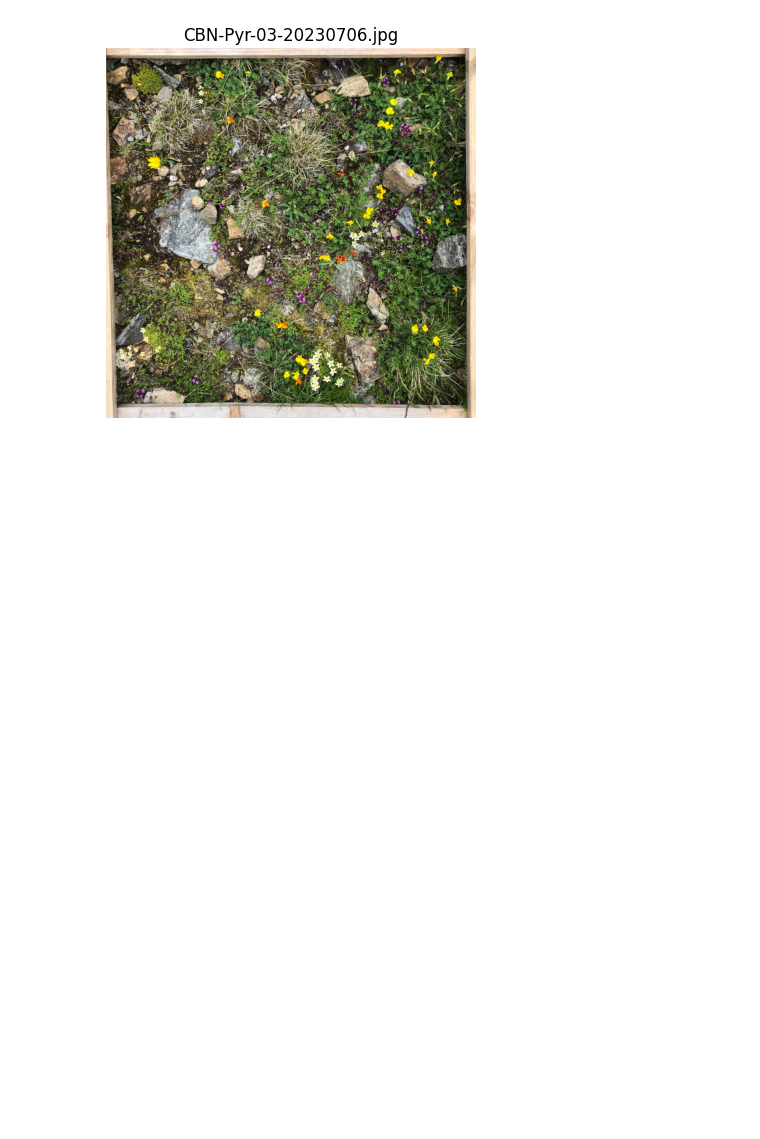
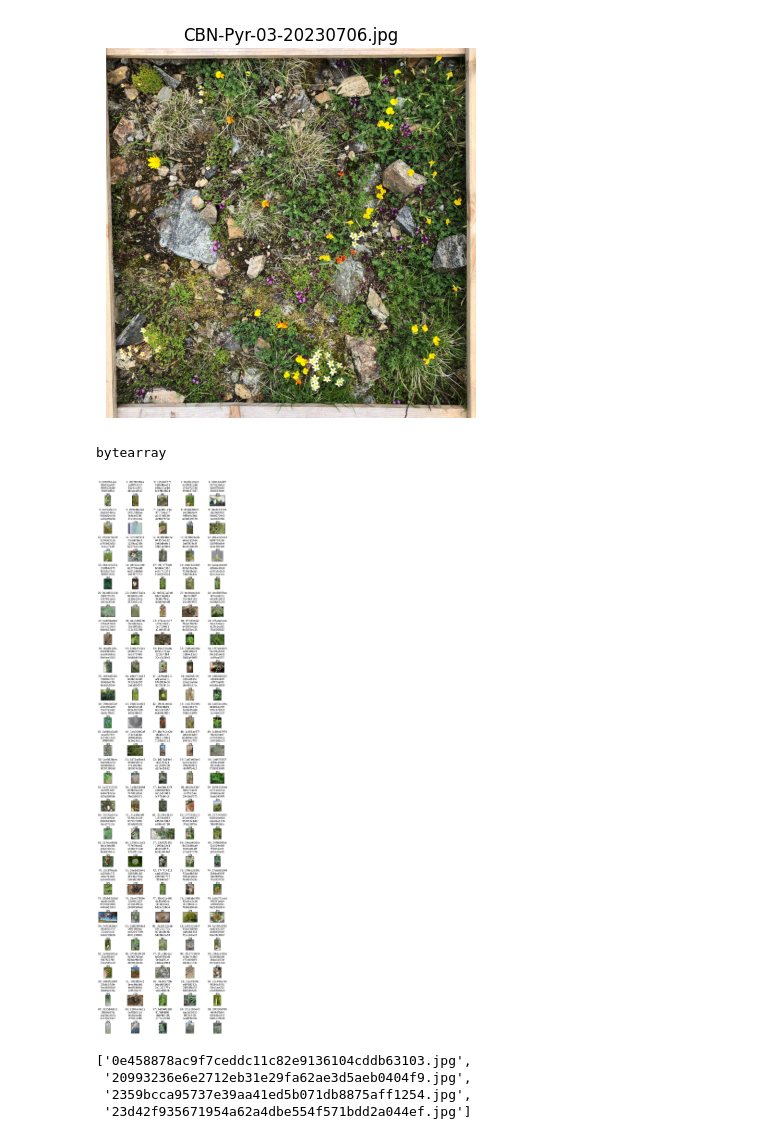
Before and after one commit to dsgt-arc/plantclef-2025, a Jupyter notebook: notebooks/paper/20250307-mg-single-multi-label.ipynb, the cells around one changed output. Cells and saved outputs as stored; diff of their text form; code cells hidden in the pictures; blank space fills up the shorter version.

```diff
--- a/notebooks/paper/20250307-mg-single-multi-label.ipynb
+++ b/notebooks/paper/20250307-mg-single-multi-label.ipynb
@@ -84,3 +84,56 @@ plt.axis("off")
 plt.show()
 # %% [output]
 [figure]
+# %%
+from pyspark.sql.window import Window
+
+# select subset of train_df
+limit_df = train_df.limit(500)
+window = Window().partitionBy("image_name").orderBy("image_name")
+df_with_row_num = limit_df.withColumn("row_num", F.row_number().over(window))
+# %%
+begin, end = 0, 100
+subset_df = df_with_row_num.filter(F.col("row_num").between(begin, end)).collect()
+img = subset_df[0]["data"]
+type(img)
+# %% [output]
+bytearray
+# %%
+import textwrap
+import numpy as np
+
+fig, axes = plt.subplots(20, 5, figsize=(8, 32), dpi=120)
+
+img_data_list = [row["data"] for row in subset_df]
+img_name_list = [row["image_name"] for row in subset_df]
+
+# flatten the axes array for easy iteration if it's 2D
+axes = axes.flatten() if isinstance(axes, np.ndarray) else [axes]
+
+for idx, (ax, img_data, img_name) in enumerate(zip(axes, img_data_list, img_name_list)):
+    img = deserialize_image(img_data)
+    ax.imshow(img)
+    wrapped_name = "\n".join(textwrap.wrap(img_name, width=10))
+    ax.set_title(f"{idx}: {wrapped_name}", fontsize=10, pad=1)
+    ax.set_xticks([])
+    ax.set_yticks([])
+
+plt.tight_layout()
+plt.show()
+# %% [output]
+[figure, added]
+# %%
+# image_subset = img_name_list[3, 31, 55, 92, 93]
+img_dict = {idx: name for idx, name in enumerate(img_name_list)}
+indexes = [24, 59, 66, 67]
+selected_image_names = [name for idx, name in img_dict.items() if idx in indexes]
+selected_image_names
+
+# with open("train_image_names.txt", "w") as f:
+#     for line in selected_image_names:
+#         f.write(f"{line}\n")
+# %% [output]
+['0e458878ac9f7ceddc11c82e9136104cddb63103.jpg',
+ '20993236e6e2712eb31e29fa62ae3d5aeb0404f9.jpg',
+ '2359bcca95737e39aa41ed5b071db8875aff1254.jpg',
+ '23d42f935671954a62a4dbe554f571bdd2a044ef.jpg']
```
Also changed, not shown: parts of 2 cells of this notebook, 2 other files.
